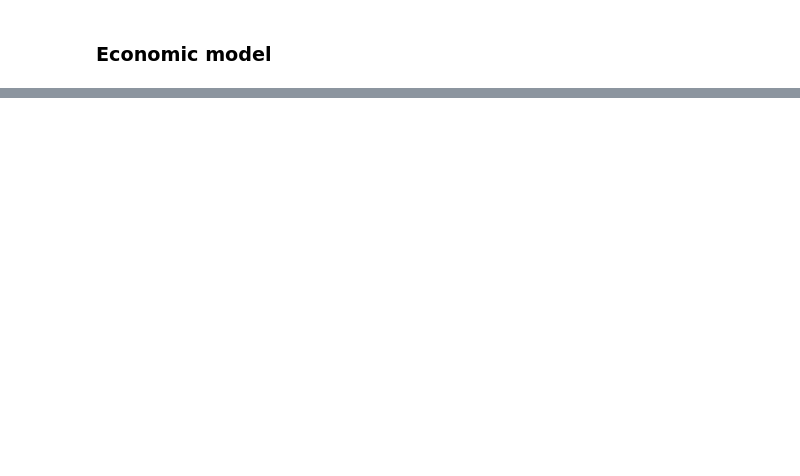
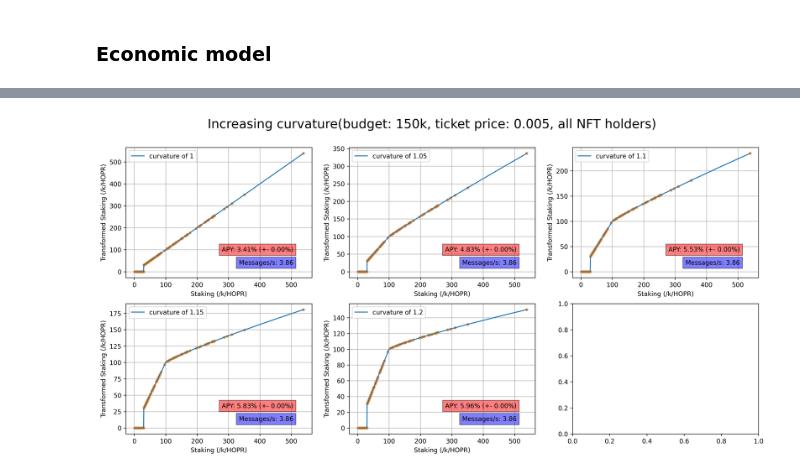
Before and after one commit to hoprnet/ct-research, a Jupyter notebook: ct-app/__simulations__/apy_comparison.ipynb, the cells around one changed output, grey strips where cells are left out. Cells and saved outputs as stored; diff of their text form; code cells hidden in the pictures; blank space fills up the shorter version.

```diff
--- a/ct-app/__simulations__/apy_comparison.ipynb
+++ b/ct-app/__simulations__/apy_comparison.ipynb
@@ -197,0 +315,81 @@ with 19 node -> 0.00 tokens
+# %%
+options = [{
+    "data_count": [len(staking_info_nft_holders), 0, 0],
+    "budget": 150_000,
+    "period_in_months": 3,
+    "model_arguments": {
+        "slope": 1,
+        "curvature":1,
+        "threshold":100e3,
+    },
+    "ticket_options": {
+        "price": 0.005,
+        "winning_probability": 1,
+    },
+    "legend": "curvature of 1"
+},
+{
+    "data_count": [len(staking_info_nft_holders), 0, 0],
+    "budget": 150_000,
+    "period_in_months": 3,
+    "model_arguments": {
+        "slope": 1,
+        "curvature":1.05,
+        "threshold":100e3,
+    },
+    "ticket_options": {
+        "price": 0.005,
+        "winning_probability": 1,
+    },
+    "legend": "curvature of 1.05"
+},
+{
+    "data_count": [len(staking_info_nft_holders), 0, 0],
+    "budget": 150_000,
+    "period_in_months": 3,
+    "model_arguments": {
+        "slope": 1,
+        "curvature":1.1,
+        "threshold":100e3,
+    },
+    "ticket_options": {
+        "price": 0.005,
+        "winning_probability": 1,
+    },
+    "legend": "curvature of 1.1"
+},
+{
+    "data_count": [len(staking_info_nft_holders), 0, 0],
+    "budget": 150_000,
+    "period_in_months": 3,
+    "model_arguments": {
+        "slope": 1,
+        "curvature":1.15,
+        "threshold":100e3,
+    },
+    "ticket_options": {
+        "price": 0.005,
+        "winning_probability": 1,
+    },
+    "legend": "curvature of 1.15"
+},
+{
+    "data_count": [len(staking_info_nft_holders), 0, 0],
+    "budget": 150_000,
+    "period_in_months": 3,
+    "model_arguments": {
+        "slope": 1,
+        "curvature":1.2,
+        "threshold":100e3,
+    },
+    "ticket_options": {
+        "price": 0.005,
+        "winning_probability": 1,
+    },
+    "legend": "curvature of 1.2"
+}
+]
+
+generate_simulation_graph(datas, options, 200, title="Increasing curvature(budget: 150k, ticket price: 0.005, all NFT holders)")
+# %% [output]
+[figure, added]
```
Also changed, not shown: parts of 9 cells of this notebook.
